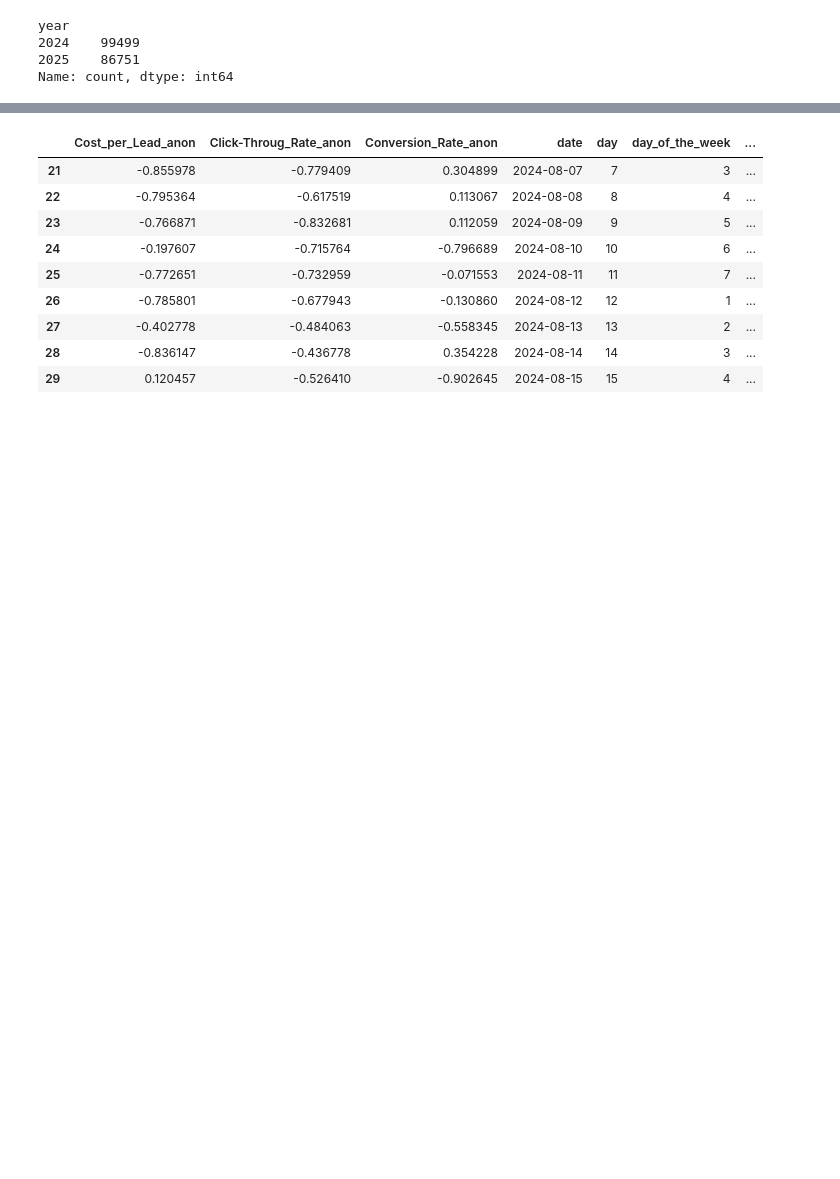
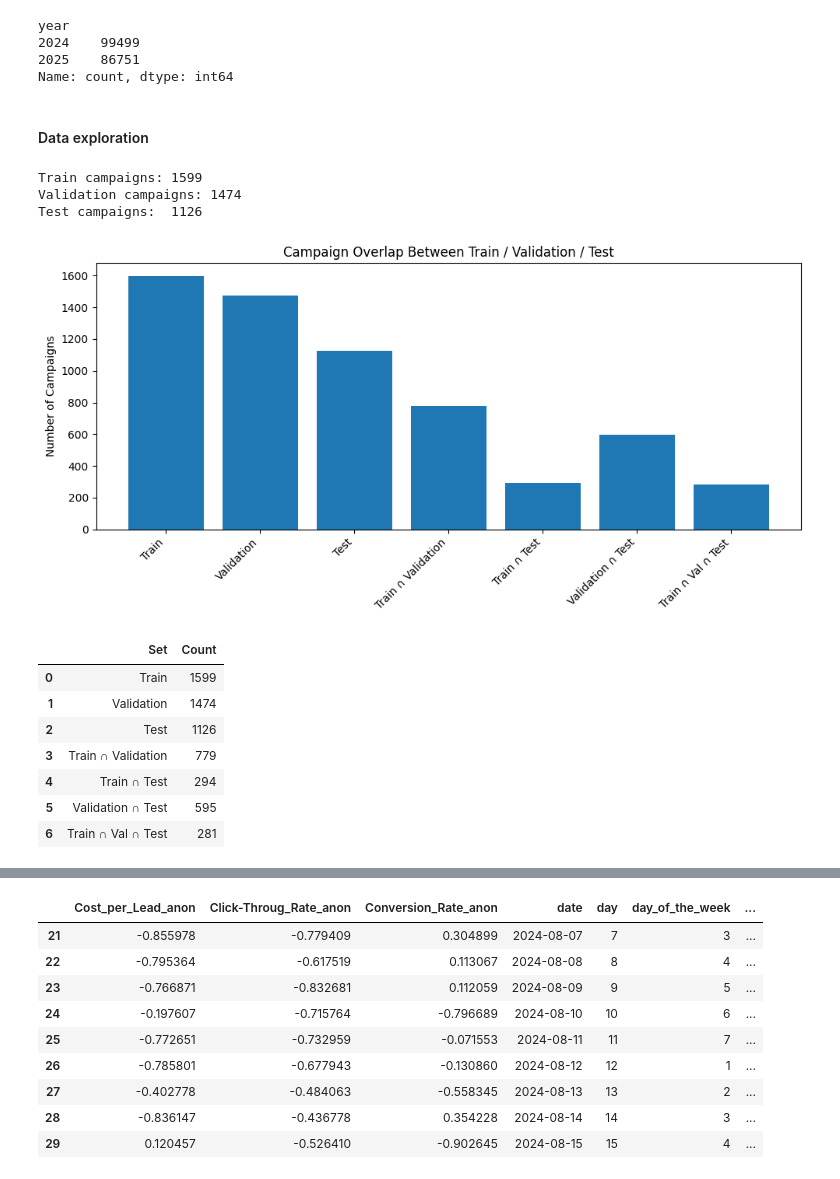
Before and after one commit to JoeyKraemer/CPL_prediction, a Jupyter notebook: preprocessing.ipynb, the cells around one changed output, grey strips where cells are left out. Saved outputs shown, nothing was run; the diff lists cells and outputs as text; code cells hidden in the pictures; blank space fills up the shorter version.

Commit message:
Update LSTM training and model benchmarks

```diff
--- a/preprocessing.ipynb
+++ b/preprocessing.ipynb
@@ -19,7 +16,7 @@ To enable the following instructions: AVX2 FMA, in other operations, rebuild Ten
 # %%
 # Load the dataset
 path = os.path.join("data", "Dataset_AM_final.csv")
-data = pd.read_csv(path, sep=',')
+data = pd.read_csv(path, sep=',', parse_dates=['date'])
 data.head()
 # %% [output]
 |  | Cost_per_Lead_anon | Click-Throug_Rate_anon | Conversion_Rate_anon | date | day | day_of_the_week | ... |
@@ -407,0 +411,58 @@ y_test  = test_df['Cost_per_Lead_anon_scaled']
+# %% [markdown]
+#### Data exploration
+# %%
+print("Train campaigns:", train_df['traffic_source_campaign_name_anon'].nunique())
+print("Validation campaigns:", val_df['traffic_source_campaign_name_anon'].nunique())
+print("Test campaigns: ", test_df['traffic_source_campaign_name_anon'].nunique())
+# %% [output]
+Train campaigns: 1599
+Validation campaigns: 1474
+Test campaigns:  1126
+# %%
+import pandas as pd
+import matplotlib.pyplot as plt
+
+# Assuming train_df, val_df, test_df already exist in the environment
+
+train_campaigns = set(train_df['traffic_source_campaign_name_anon'].unique())
+val_campaigns   = set(val_df['traffic_source_campaign_name_anon'].unique())
+test_campaigns  = set(test_df['traffic_source_campaign_name_anon'].unique())
+
+# Prepare overlap counts
+data = {
+    "Set": ["Train", "Validation", "Test",
+            "Train ∩ Validation", "Train ∩ Test", "Validation ∩ Test",
+            "Train ∩ Val ∩ Test"],
+    "Count": [
+        len(train_campaigns),
+        len(val_campaigns),
+        len(test_campaigns),
+        len(train_campaigns & val_campaigns),
+        len(train_campaigns & test_campaigns),
+        len(val_campaigns & test_campaigns),
+        len(train_campaigns & val_campaigns & test_campaigns),
+    ]
+}
+
+df_counts = pd.DataFrame(data)
+
+# Plot simple bar chart
+plt.figure(figsize=(10,5))
+plt.bar(df_counts["Set"], df_counts["Count"])
+plt.xticks(rotation=45, ha='right')
+plt.title("Campaign Overlap Between Train / Validation / Test")
+plt.ylabel("Number of Campaigns")
+plt.tight_layout()
+plt.show()
+
+df_counts
+# %% [output]
+[figure, added]
+|  | Set | Count |
+| 0 | Train | 1599 |
+| 1 | Validation | 1474 |
+| 2 | Test | 1126 |
+| 3 | Train ∩ Validation | 779 |
+| 4 | Train ∩ Test | 294 |
+| 5 | Validation ∩ Test | 595 |
+| 6 | Train ∩ Val ∩ Test | 281 |
```
Also changed, not shown: parts of 65 cells of this notebook, 9 other files.
